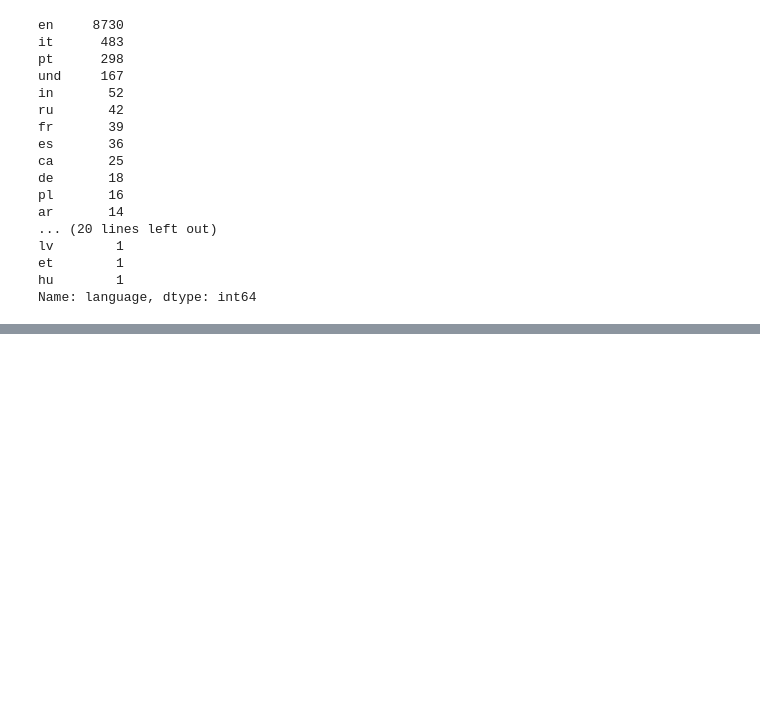
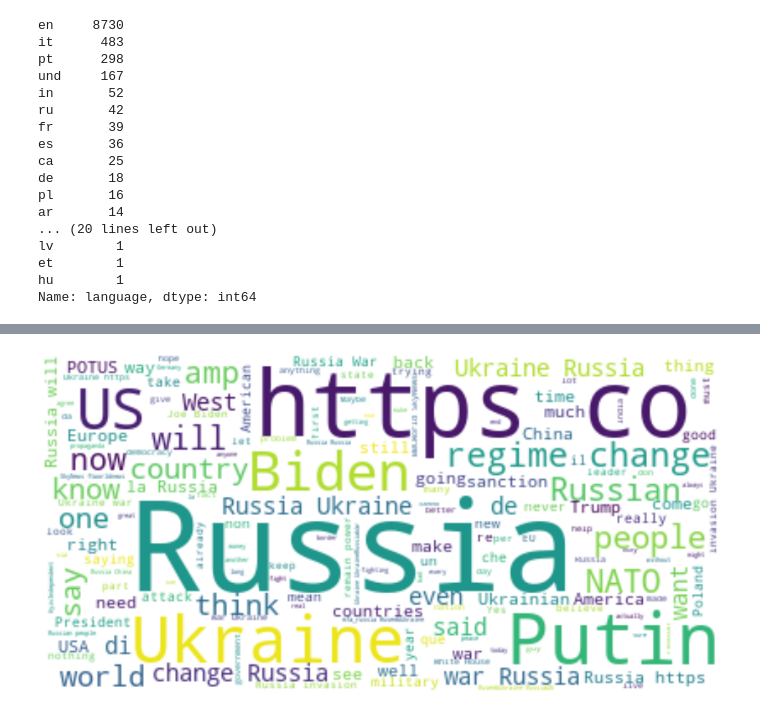
Before and after one commit to Mmbsaksd/Ukraine-Vs-Russia-Sentimental-Analysis, a Jupyter notebook: Ukraine_Russia_Sentiment.ipynb, the cells around one changed output, grey strips where cells are left out. Saved outputs shown, nothing was run; the diff lists cells and outputs as text; code cells hidden in the pictures; blank space fills up the shorter version.

```diff
--- a/Ukraine_Russia_Sentiment.ipynb
+++ b/Ukraine_Russia_Sentiment.ipynb
@@ -87,10 +95,18 @@ Name: language, dtype: int64
 # %%
-stemmer = nltk.SnowballStemmer("english")
-stopword = set(stopwords.words('english'))
-
+#Defining Function for cleaning data
 def clean(text):
   text = str(text).lower()
   text = re.sub('\[.*?\]','',text)
   text = re.sub('http?://\S+|WWW\.\S+','',text)
   text = re.sub('<.*?>+','',text)
-  text = re.sub('[%s]'%)
+  text = re.sub('[%s]'% re.escape(string.punctuation),'',text )
+  text = re.sub('[%s]' % re.escape(string.punctuation), '', text)
+
+  text = re.sub('\n','',text)
+  text = re.sub('\w*\d\w*','',text)
+  text = [word for word in text.split(' ')]
+  text = ' '.join(text)
+# %%
+#Cleaning data with with defined function clean
+df_1['tweet'] = df_1['tweet'].apply(clean)
+df_1
@@ -96,0 +131,11 @@ def clean(text):
+# %%
+#Plotting wordcloud
+text = " ".join(i for i in df_1.tweet)
+stopword = set(STOPWORDS)
+wordcloud = WordCloud(stopwords = stopword,background_color = 'white').generate(text)
+plt.figure(figsize=(17,12))
+plt.imshow(wordcloud, interpolation = 'bilinear')
+plt.axis('off')
+plt.show()
+# %% [output]
+[figure, added]
```
Also changed, not shown: parts of 4 cells of this notebook.
